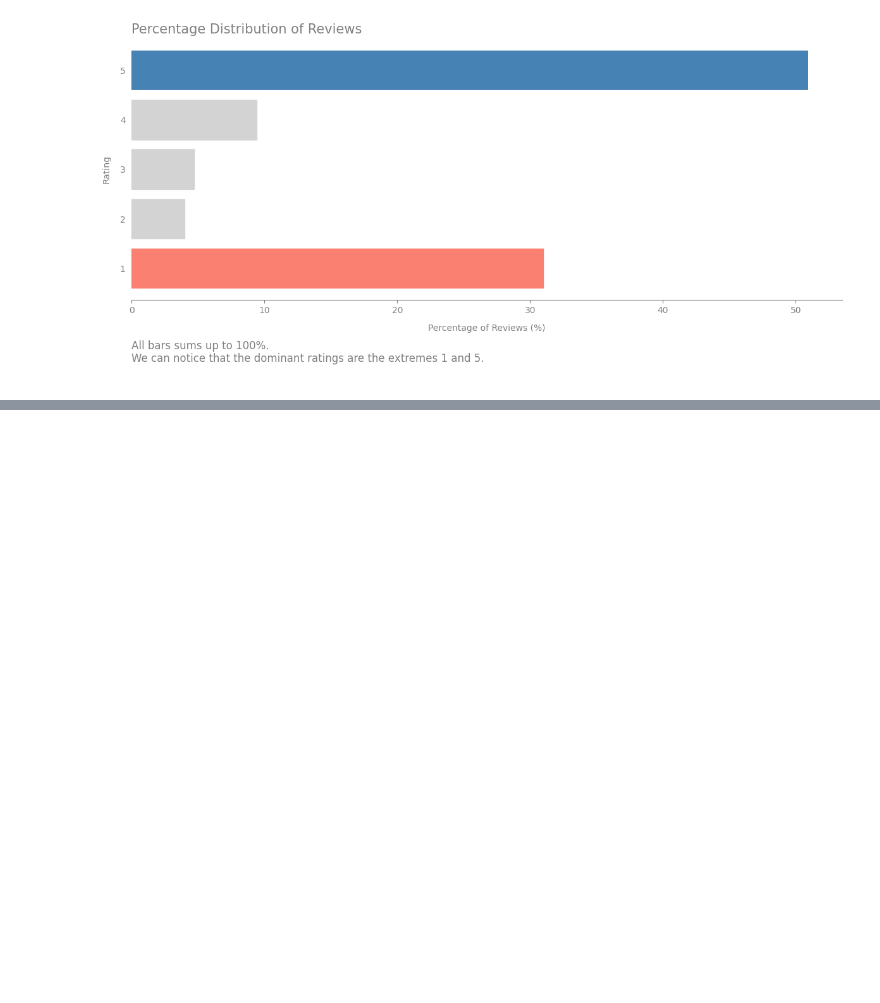
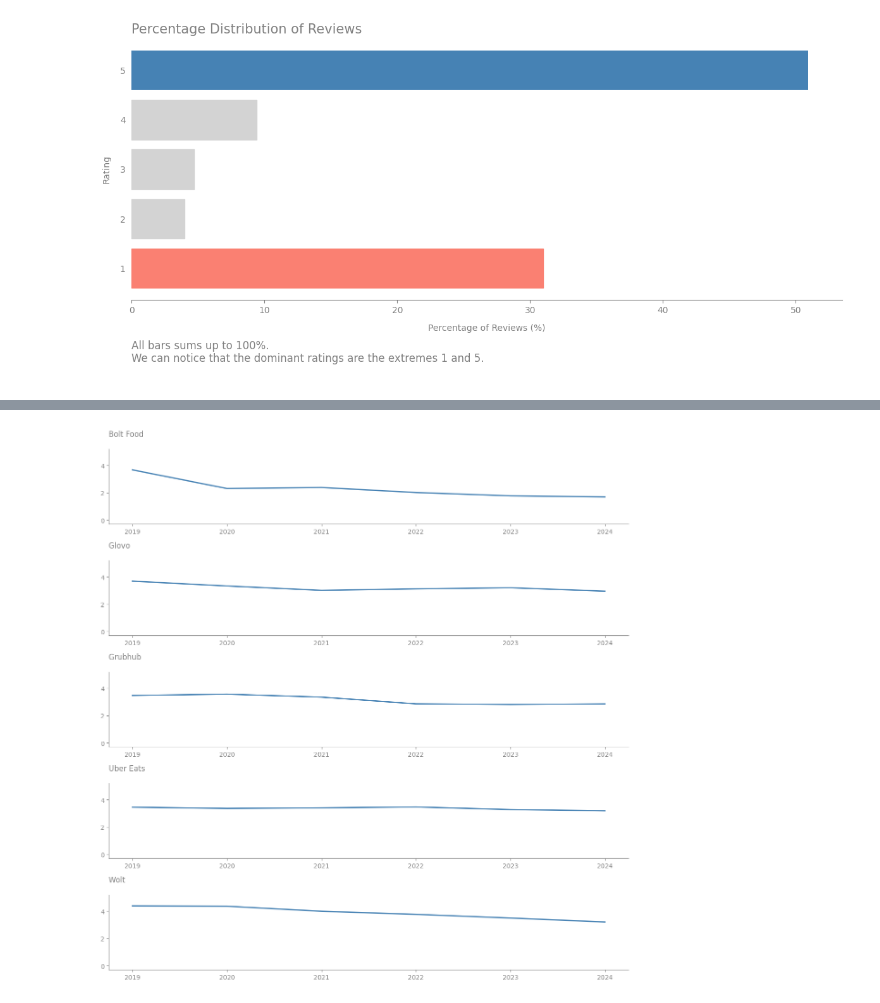
Before and after one commit to OgrodowskiJedrzej/Food-Apps-Review-Revisit, a Jupyter notebook: main.ipynb, the cells around one changed output, grey strips where cells are left out. Saved outputs shown, nothing was run; the diff lists cells and outputs as text; code cells hidden in the pictures; blank space fills up the shorter version.

```diff
--- a/main.ipynb
+++ b/main.ipynb
@@ -158,0 +158,25 @@ plt.show()
+# %%
+fig, axes = plt.subplots(len(apps), 1, figsize=(12, len(apps) * 2.5))
+plt.rcParams['axes.spines.left'] = True
+
+dfFilteredByDate = df[(df['date'].dt.year >= 2019) & (df['date'].dt.year <= 2024)]
+
+for i, app in enumerate(apps):
+    appToDisplay = dfFilteredByDate[dfFilteredByDate['app'] == app]
+    averageScores = appToDisplay.groupby(appToDisplay['date'].dt.year)['score'].mean()
+
+    axes[i].plot(averageScores.index, averageScores, linestyle='-', label=app, color='steelblue', linewidth=2)
+    axes[i].set_title(f"{app} ", fontsize=12, color='grey', loc='left', pad=20)
+    axes[i].set_ylim(-0.3, 5.2)
+    axes[i].spines['bottom'].set_color('grey')
+    axes[i].spines['left'].set_color('grey')
+    axes[i].tick_params(axis='y', colors='grey')
+    axes[i].tick_params(axis='x', colors='grey')
+
+plt.xticks(color='grey')
+plt.yticks(color='grey')
+
+plt.tight_layout()
+plt.show()
+# %% [output]
+[figure, added]
```
Also changed, not shown: parts of 2 cells of this notebook.
